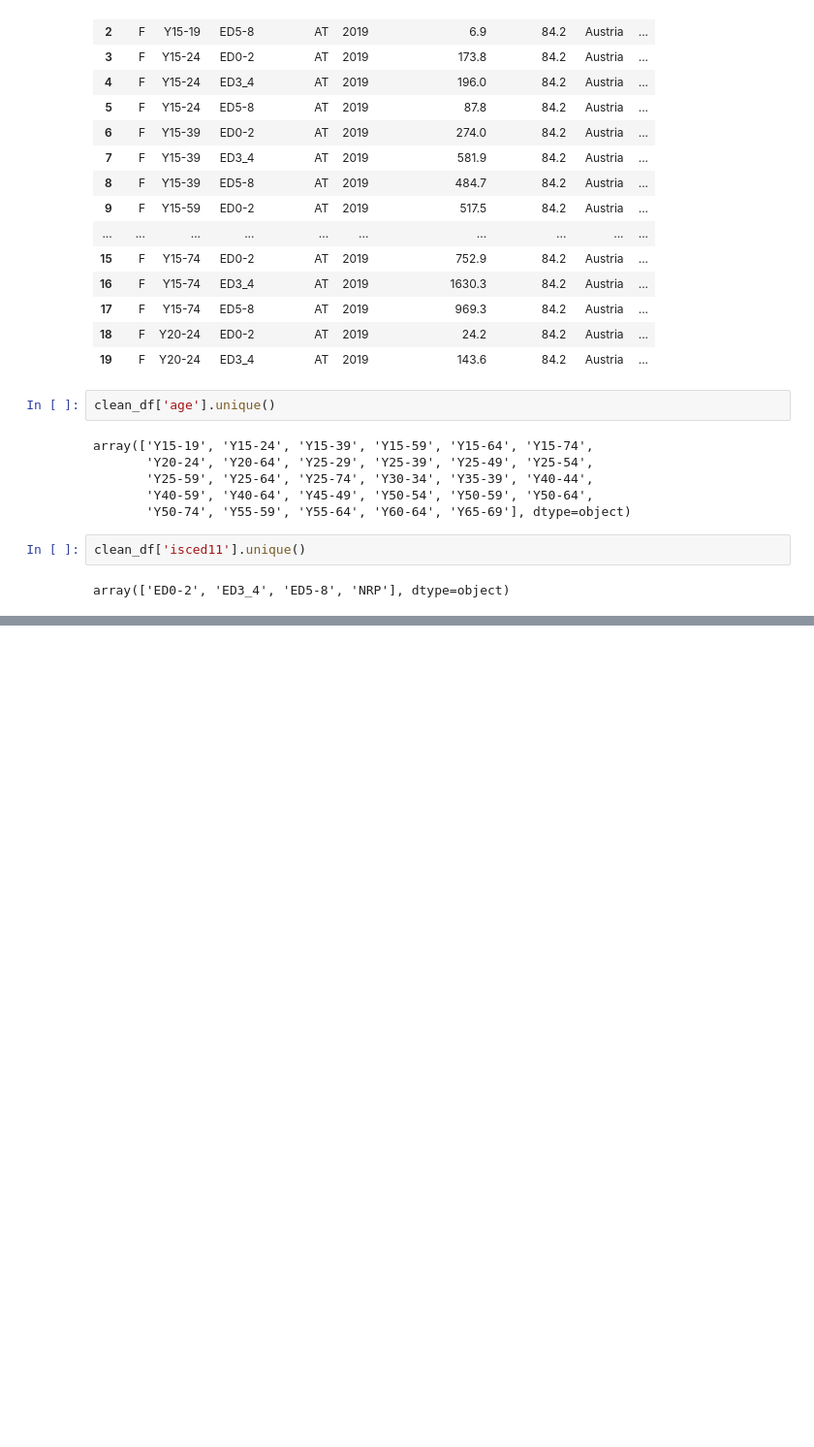
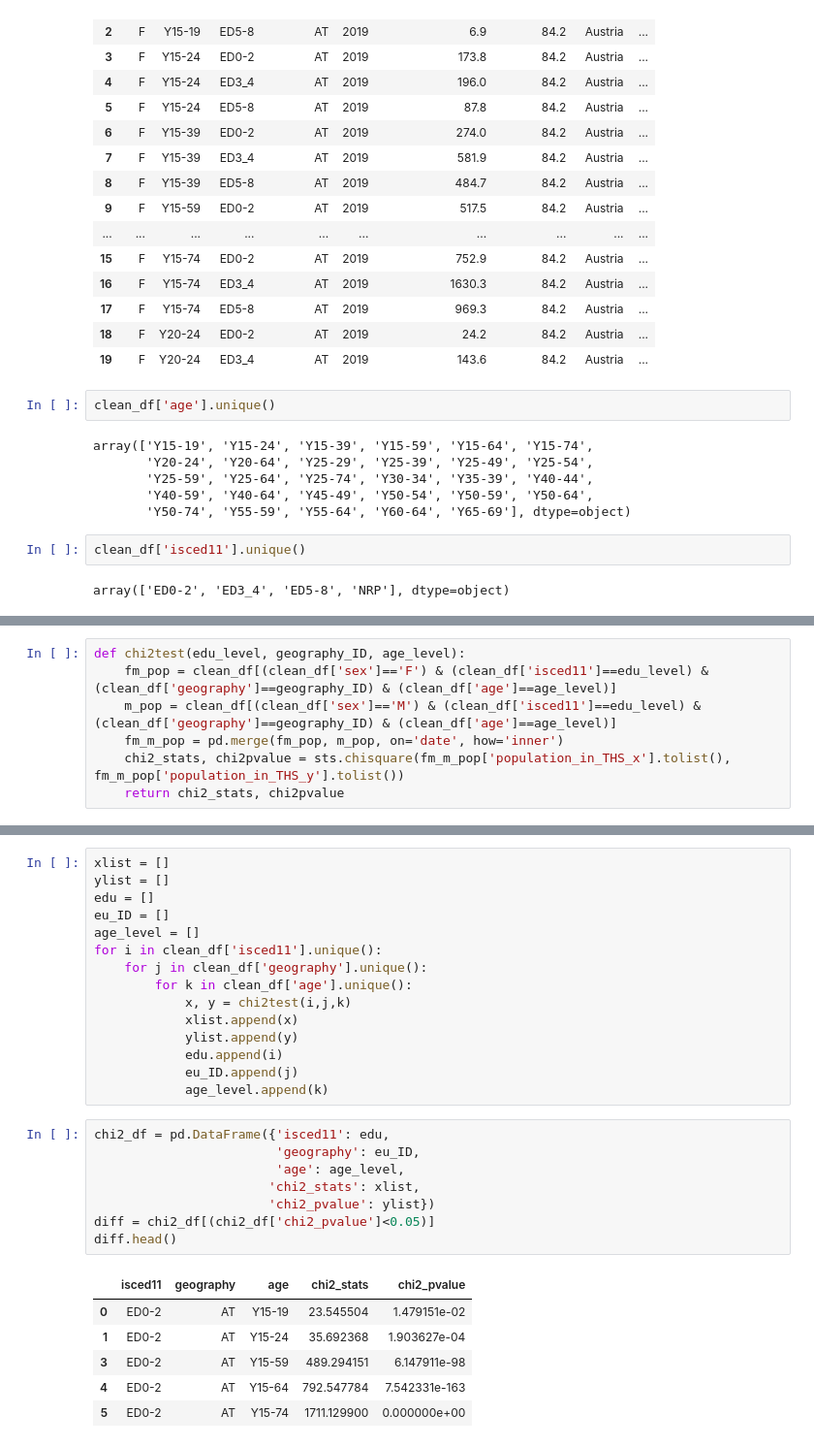
Before and after one commit to ywu223/Capstone1_Compsognathus, a Jupyter notebook: Project_1_LingLv.ipynb, the cells around one changed output, grey strips where cells are left out. Shown: that part at 97% size. Drawn from its saved outputs; the diff is of its cells as text; blank space fills up the shorter version.

```diff
--- a/Project_1_LingLv.ipynb
+++ b/Project_1_LingLv.ipynb
@@ -249,0 +260,7 @@ array(['ED0-2', 'ED3_4', 'ED5-8', 'NRP'], dtype=object)
+# %%
+def chi2test(edu_level, geography_ID, age_level):
+    fm_pop = clean_df[(clean_df['sex']=='F') & (clean_df['isced11']==edu_level) & (clean_df['geography']==geography_ID) & (clean_df['age']==age_level)]
+    m_pop = clean_df[(clean_df['sex']=='M') & (clean_df['isced11']==edu_level) & (clean_df['geography']==geography_ID) & (clean_df['age']==age_level)]
+    fm_m_pop = pd.merge(fm_pop, m_pop, on='date', how='inner')
+    chi2_stats, chi2pvalue = sts.chisquare(fm_m_pop['population_in_THS_x'].tolist(), fm_m_pop['population_in_THS_y'].tolist())
+    return chi2_stats, chi2pvalue
@@ -249,0 +285,30 @@ array(['ED0-2', 'ED3_4', 'ED5-8', 'NRP'], dtype=object)
+# %%
+xlist = []
+ylist = []
+edu = []
+eu_ID = []
+age_level = []
+for i in clean_df['isced11'].unique():
+    for j in clean_df['geography'].unique():
+        for k in clean_df['age'].unique():
+            x, y = chi2test(i,j,k)
+            xlist.append(x)
+            ylist.append(y)
+            edu.append(i)
+            eu_ID.append(j)
+            age_level.append(k)
+# %%
+chi2_df = pd.DataFrame({'isced11': edu,
+                        'geography': eu_ID,
+                        'age': age_level,
+                       'chi2_stats': xlist,
+                       'chi2_pvalue': ylist})
+diff = chi2_df[(chi2_df['chi2_pvalue']<0.05)]
+diff.head()
+# %% [output]
+|  | isced11 | geography | age | chi2_stats | chi2_pvalue |
+| 0 | ED0-2 | AT | Y15-19 | 23.545504 | 1.479151e-02 |
+| 1 | ED0-2 | AT | Y15-24 | 35.692368 | 1.903627e-04 |
+| 3 | ED0-2 | AT | Y15-59 | 489.294151 | 6.147911e-98 |
+| 4 | ED0-2 | AT | Y15-64 | 792.547784 | 7.542331e-163 |
+| 5 | ED0-2 | AT | Y15-74 | 1711.129900 | 0.000000e+00 |
```
Also changed, not shown: parts of 15 cells of this notebook, 5 other files.
